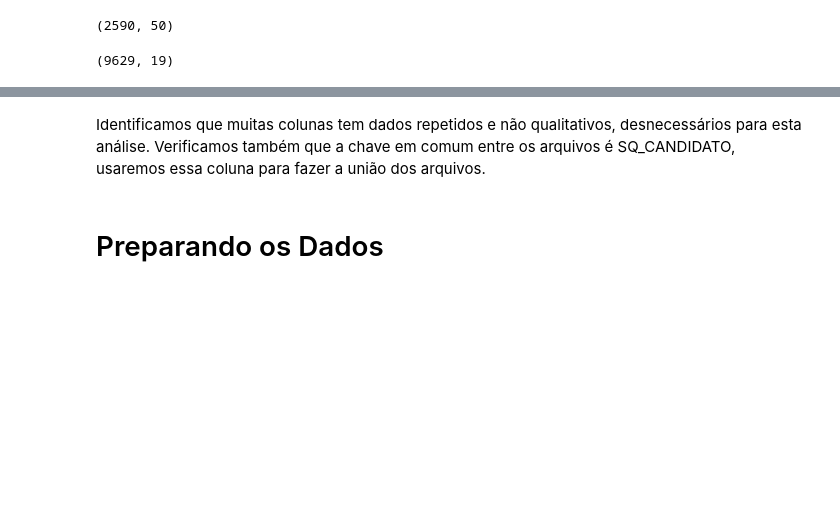
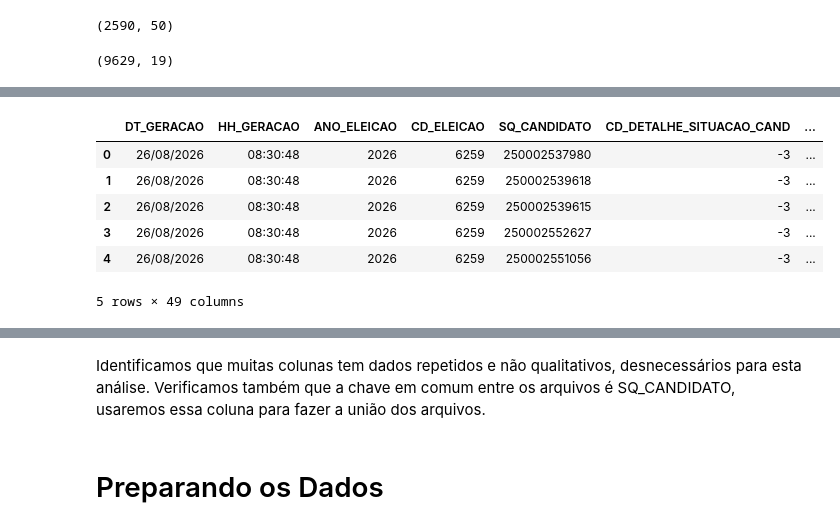
Before and after one commit to AraujoKienzle/Atividade-ADA-08-2026-Prof-Leonardo, a Jupyter notebook: projeto_08_2026.ipynb, the cells around one changed output, grey strips where cells are left out. Saved outputs shown, nothing was run; the diff lists cells and outputs as text; code cells hidden in the pictures; blank space fills up the shorter version.

Commit message:
Adicionando arquivo complementar dos candidatos

```diff
--- a/projeto_08_2026.ipynb
+++ b/projeto_08_2026.ipynb
@@ -12,6 +12,7 @@ import numpy as np
 # Carrega os dois arquivos .xls para a memória
 bem_cand = pd.read_csv('bem_candidato_2026_SP.csv', sep=';', encoding='latin1')
 con_cand = pd.read_csv('consulta_cand_2026_SP.csv', sep=';', encoding='latin1')
+comp_cand = pd.read_csv('consulta_cand_complementar_2026_SP.csv', sep=';', encoding='latin1')
 # %%
 con_cand.shape
 # %% [output]
@@ -44,4 +49,14 @@ con_cand.head()
 5 rows × 50 columns
+# %%
+comp_cand.head()
+# %% [output]
+|  | DT_GERACAO | HH_GERACAO | ANO_ELEICAO | CD_ELEICAO | SQ_CANDIDATO | CD_DETALHE_SITUACAO_CAND | ... |
+| 0 | 26/08/2026 | 08:30:48 | 2026 | 6259 | 250002537980 | -3 | ... |
+| 1 | 26/08/2026 | 08:30:48 | 2026 | 6259 | 250002539618 | -3 | ... |
+| 2 | 26/08/2026 | 08:30:48 | 2026 | 6259 | 250002539615 | -3 | ... |
+| 3 | 26/08/2026 | 08:30:48 | 2026 | 6259 | 250002552627 | -3 | ... |
+| 4 | 26/08/2026 | 08:30:48 | 2026 | 6259 | 250002551056 | -3 | ... |
+5 rows × 49 columns
 # %%
 bem_cand.info()
 # %% [output]
```
Also changed, not shown: parts of 9 cells of this notebook.
